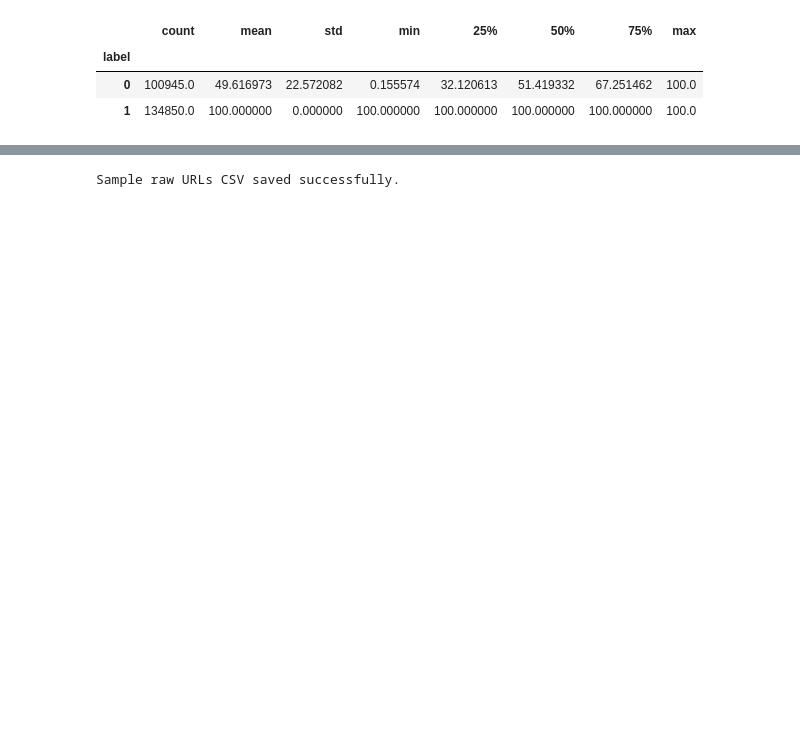
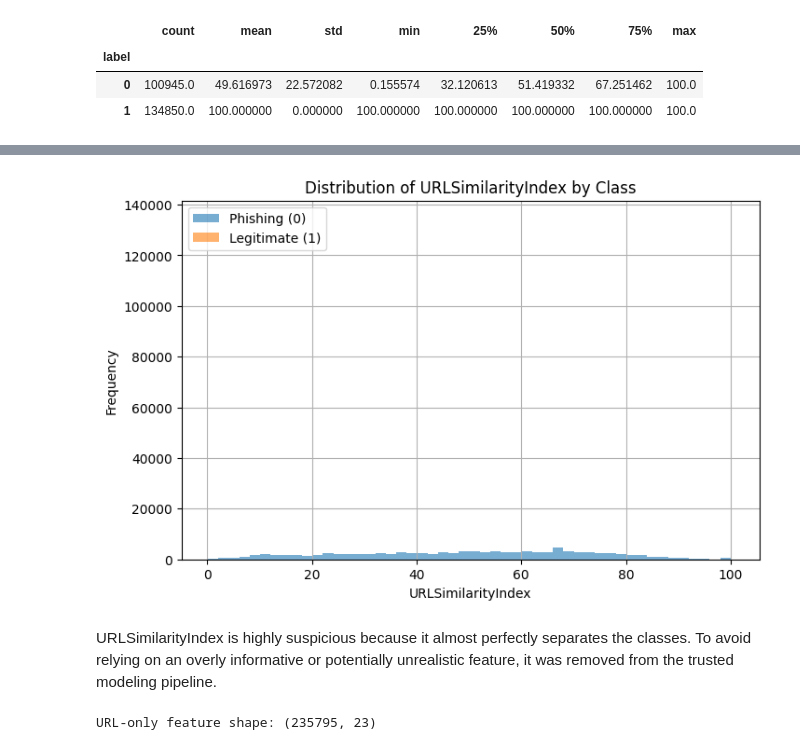
Before and after one commit to frhandev/phishing-ai-ui, a Jupyter notebook: notebooks/01_eda_and_modeling.ipynb, the cells around one changed output, grey strips where cells are left out. Drawn from its saved outputs; the diff is of its cells as text; code cells hidden in the pictures; blank space fills up the shorter version.

Commit message:
Clean EDA and modeling notebook for final raw URL model workflow

```diff
--- a/notebooks/01_eda_and_modeling.ipynb
+++ b/notebooks/01_eda_and_modeling.ipynb
@@ -1274,18 +206,61 @@ Examples with label = 0:
-# %%
-import pandas as pd
-
-sample_raw_urls = pd.DataFrame({
-    "URL": [
-        "https://www.google.com",
-        "https://example.com/login?user=test&id=123",
-        "paypal-security-check.com/login",
-        "http://free-gift-card-login.ru/verify?account=123",
-        "http://192.168.1.1/login"
-    ]
-})
-
-sample_raw_urls.to_csv("../data/processed/sample_raw_urls.csv", index=False)
-
-print("Sample raw URLs CSV saved successfully.")
-# %% [output]
-Sample raw URLs CSV saved successfully.
+# %%
+plt.figure(figsize=(8, 5))
+
+df[df["label"] == 0]["URLSimilarityIndex"].plot(
+    kind="hist",
+    bins=50,
+    alpha=0.6,
+    label="Phishing (0)"
+)
+
+df[df["label"] == 1]["URLSimilarityIndex"].plot(
+    kind="hist",
+    bins=50,
+    alpha=0.6,
+    label="Legitimate (1)"
+)
+
+plt.xlabel("URLSimilarityIndex")
+plt.ylabel("Frequency")
+plt.title("Distribution of URLSimilarityIndex by Class")
+plt.legend()
+plt.grid(True)
+plt.show()
+# %% [output]
+[figure, added]
+# %% [markdown]
+URLSimilarityIndex is highly suspicious because it almost perfectly separates the classes.
+To avoid relying on an overly informative or potentially unrealistic feature, it was removed from the trusted modeling pipeline.
+# %%
+url_features = [
+    "URLLength",
+    "DomainLength",
+    "IsDomainIP",
+    "TLDLegitimateProb",
+    "URLCharProb",
+    "TLDLength",
+    "NoOfSubDomain",
+    "HasObfuscation",
+    "NoOfObfuscatedChar",
+    "ObfuscationRatio",
+    "NoOfLettersInURL",
+    "LetterRatioInURL",
+    "NoOfDegitsInURL",
+    "DegitRatioInURL",
+    "NoOfEqualsInURL",
+    "NoOfQMarkInURL",
+    "NoOfAmpersandInURL",
+    "NoOfOtherSpecialCharsInURL",
+    "SpacialCharRatioInURL",
+    "IsHTTPS",
+    "DomainTitleMatchScore",
+    "URLTitleMatchScore",
+    "CharContinuationRate"
+]
+
+X_url_only = df[url_features]
+y_url_only = df["label"]
+
+print("URL-only feature shape:", X_url_only.shape)
+# %% [output]
+URL-only feature shape: (235795, 23)
```
Also changed, not shown: parts of 78 cells of this notebook, 1 other file.
